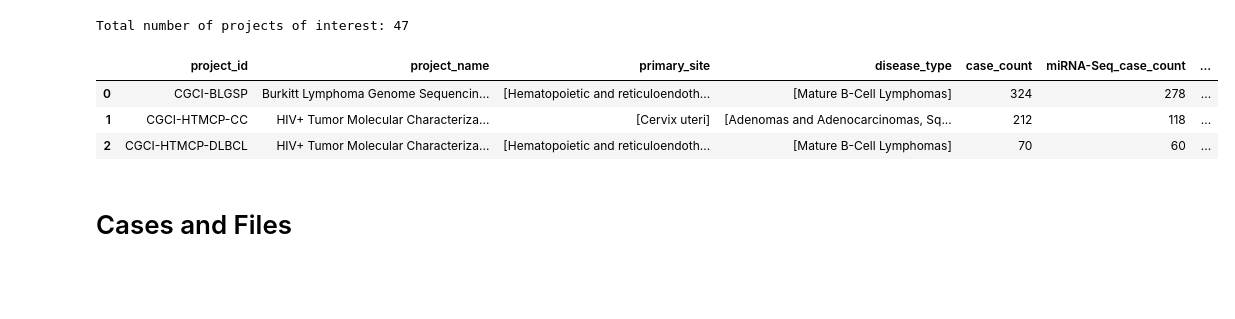
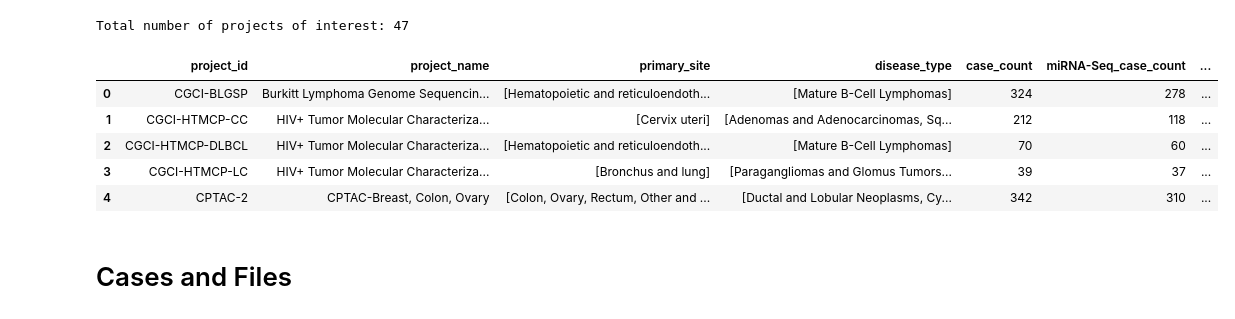
Before and after one commit to MylenaRoberta/pan-cancer-analysis, a Jupyter notebook: notebooks/00_gdc-api/01_gdc-metadata-preprocessing.ipynb, the cells around one changed output. Drawn from its saved outputs; the diff is of its cells as text; code cells hidden in the pictures; blank space fills up the shorter version.

```diff
--- a/notebooks/00_gdc-api/01_gdc-data-preprocessing.ipynb
+++ b/notebooks/00_gdc-api/01_gdc-metadata-preprocessing.ipynb
@@ -45,7 +37,7 @@ print(response.content.decode('utf-8'))
 Total projects contained in the GDC API
 # %%
 # Request the information contained in the endpoint
-response = requests.get(f'{PROJECTS_ENDPOINT}/_mapping')
+response = requests.get(urljoin(GDC_API_ENDPOINTS['projects'] + '/', '_mapping'))
 
 # Convert the response content to JSON
 json_response = json.loads(response.content.decode('utf-8'))
@@ -57,7 +49,7 @@ fields_projects = fields_projects.replace(' ', '')
 # %%
 # Request the default number of objects to the endpoint
 response = requests.post(
-    url=PROJECTS_ENDPOINT,
+    url=GDC_API_ENDPOINTS['projects'],
     headers={'Content-Type': 'application/json'},
     json={'fields': 'name'}
 )
@@ -79,7 +71,7 @@ params = {
 
 # Request all objects from the endpoint
 response = requests.post(
-    url=PROJECTS_ENDPOINT,
+    url=GDC_API_ENDPOINTS['projects'],
     headers={'Content-Type': 'application/json'},
     json=params
 )
@@ -181,17 +174,18 @@ print(f'Total number of projects of interest: {df_projects.shape[0]}')
 Total number of projects of interest: 47
 # %%
 # Write the DataFrame in a CSV file
-file_name = 'gdc-projects-of-interest.csv'
-df_projects.to_csv(f'{INTERIM_DATA_PATH}/{file_name}', index=False)
+df_projects.to_csv(GDC_INTERIM_FILE_PATHS['projects'], index=False)
 
 # Print the DataFrame partially
 pd.set_option('display.max_colwidth', 100)
-df_projects.head(3)
+df_projects.head()
 # %% [output]
 |  | project_id | project_name | primary_site | disease_type | case_count | miRNA-Seq_case_count | ... |
 | 0 | CGCI-BLGSP | Burkitt Lymphoma Genome Sequencin... | [Hematopoietic and reticuloendoth... | [Mature B-Cell Lymphomas] | 324 | 278 | ... |
 | 1 | CGCI-HTMCP-CC | HIV+ Tumor Molecular Characteriza... | [Cervix uteri] | [Adenomas and Adenocarcinomas, Sq... | 212 | 118 | ... |
 | 2 | CGCI-HTMCP-DLBCL | HIV+ Tumor Molecular Characteriza... | [Hematopoietic and reticuloendoth... | [Mature B-Cell Lymphomas] | 70 | 60 | ... |
+| 3 | CGCI-HTMCP-LC | HIV+ Tumor Molecular Characteriza... | [Bronchus and lung] | [Paragangliomas and Glomus Tumors... | 39 | 37 | ... |
+| 4 | CPTAC-2 | CPTAC-Breast, Colon, Ovary | [Colon, Ovary, Rectum, Other and ... | [Ductal and Lobular Neoplasms, Cy... | 342 | 310 | ... |
 # %% [markdown]
 # Cases and Files
 # %% [markdown]
```
Also changed, not shown: parts of 11 cells of this notebook, 3 other files.
